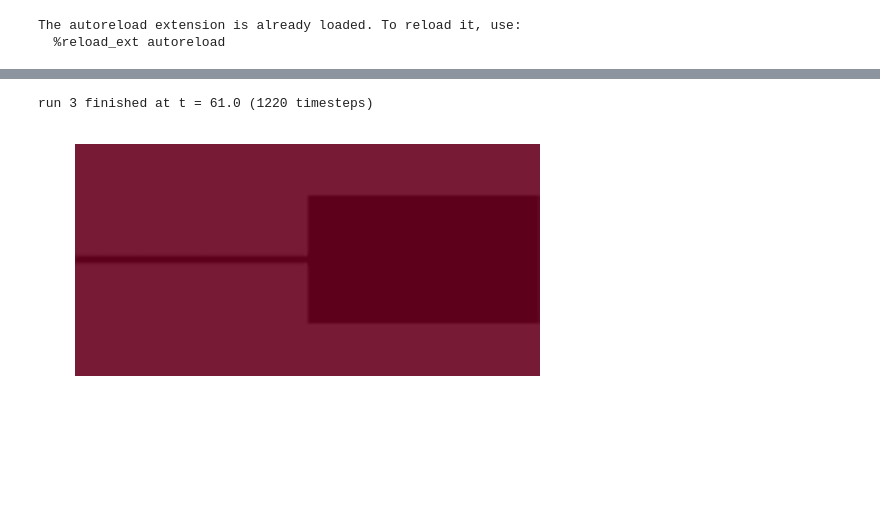
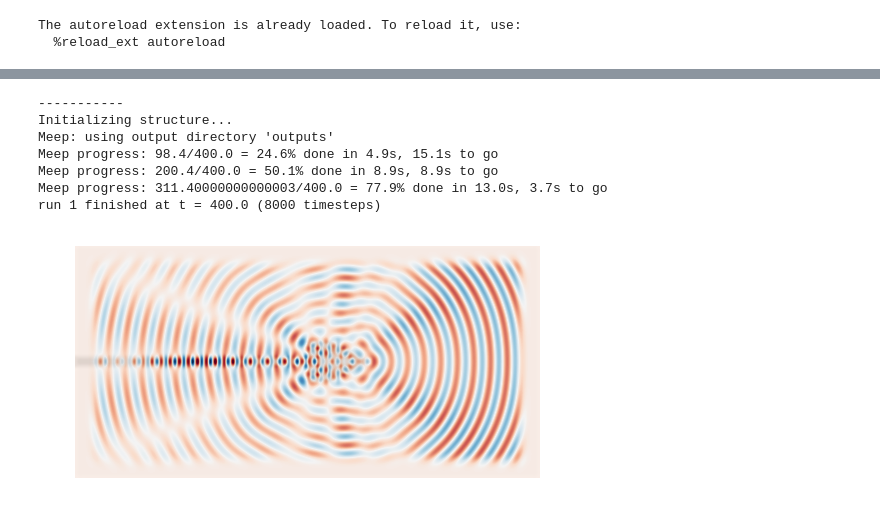
Before and after one commit to atait/jupyter-meep, a Jupyter notebook: notebooks/Cavities/MMI_reflector.ipynb, the cells around one changed output, grey strips where cells are left out. Drawn from its saved outputs; the diff is of its cells as text; code cells hidden in the pictures; blank space fills up the shorter version.

```diff
--- a/notebooks/Cavities/MMI_reflector.ipynb
+++ b/notebooks/Cavities/MMI_reflector.ipynb
@@ -64,14 +71,29 @@ run 0 finished at t = 1.0 (20 timesteps)
 # %%
+import subprocess
 def plot_sim(until=200):
-#     sim.reset_meep()
-    sim.run(until=until)
+    sim.reset_meep()
+    sim.use_output_directory('outputs')
+    sim.run(
+#             mp.at_beginning(mp.output_epsilon),
+            mp.at_every(0.6, mp.output_png(mp.Ez, "-Zc dkbluered")),
+#             mp.to_appended("ez", mp.at_every(0.6, mp.output_efield_z)),
+            until=until)
     eps_data = sim.get_array(center=mp.Vector3(), size=cell, component=mp.Dielectric)
     ez_data = sim.get_array(center=mp.Vector3(), size=cell, component=mp.Ez)
     plt.figure(dpi=100)
     plt.imshow(eps_data.transpose(), interpolation='spline36', cmap='binary')
     plt.imshow(ez_data.transpose(), interpolation='spline36', cmap='RdBu', alpha=0.9)
     plt.axis('off')
-plot_sim(20)
+    # now make the gif
+    subprocess.check_call(['convert', 'outputs/ez-*.png', 'ez.gif'])
+    subprocess.check_call(['open', '-a', 'Safari', 'ez.gif'])
+plot_sim(400)
 # %% [output]
-run 3 finished at t = 61.0 (1220 timesteps)
+-----------
+Initializing structure...
+Meep: using output directory 'outputs'
+Meep progress: 98.4/400.0 = 24.6% done in 4.9s, 15.1s to go
+Meep progress: 200.4/400.0 = 50.1% done in 8.9s, 8.9s to go
+Meep progress: 311.40000000000003/400.0 = 77.9% done in 13.0s, 3.7s to go
+run 1 finished at t = 400.0 (8000 timesteps)
-[figure, old version]
+[figure, new version]
```
Also changed, not shown: parts of 2 cells of this notebook, 1 other file.
